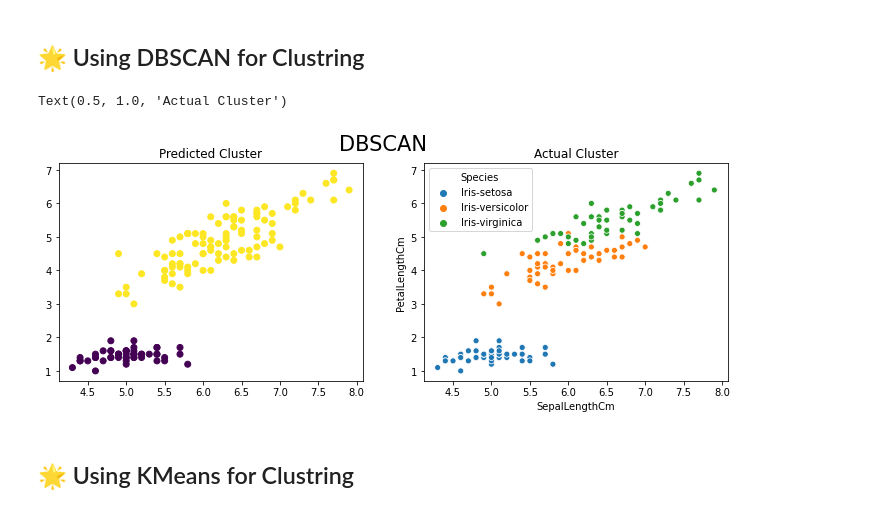
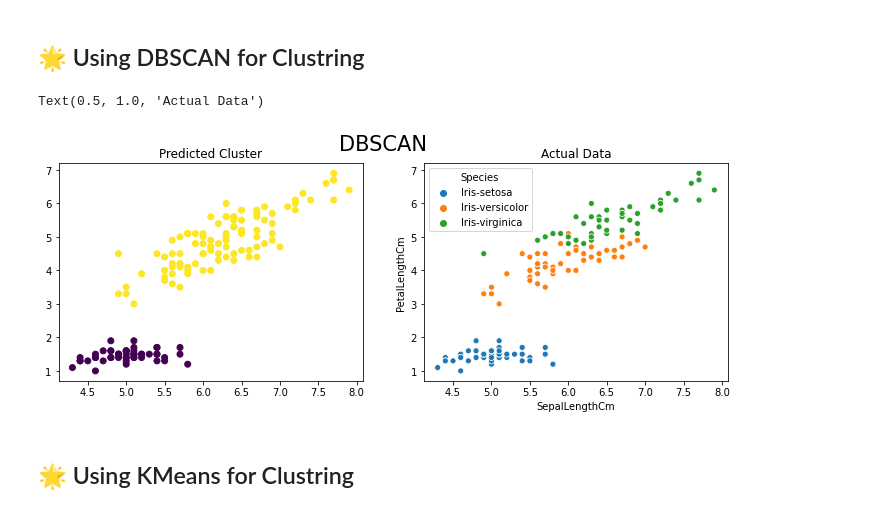
Before and after one commit to saikiranrudra/sparkfoundation, a Jupyter notebook: Task 2.ipynb, the cells around one changed output. Cells and saved outputs as stored; diff of their text form; code cells hidden in the pictures.

```diff
--- a/Task 2.ipynb
+++ b/Task 2.ipynb
@@ -71,16 +90,16 @@ db = DBSCAN(eps=1, min_samples=13).fit(X)
 # %%
 fig, ax = plt.subplots(1,2, figsize=(12,4))
 
 fig.suptitle("DBSCAN", fontsize=21)
 
 ax[0].scatter(df["SepalLengthCm"], df["PetalLengthCm"], c=db.labels_)
 ax[0].set_title("Predicted Cluster")
 
 sns.scatterplot(df["SepalLengthCm"], df["PetalLengthCm"], hue=y, ax=ax[1])
-ax[1].set_title("Actual Cluster")
+ax[1].set_title("Actual Data")
 # %% [output]
-Text(0.5, 1.0, 'Actual Cluster')
+Text(0.5, 1.0, 'Actual Data')
-[figure, old version]
+[figure, new version]
 # %% [markdown]
 ## 🌟 Using KMeans for Clustring
 # %%
```
Also changed, not shown: parts of 7 cells of this notebook, 2 other files.
